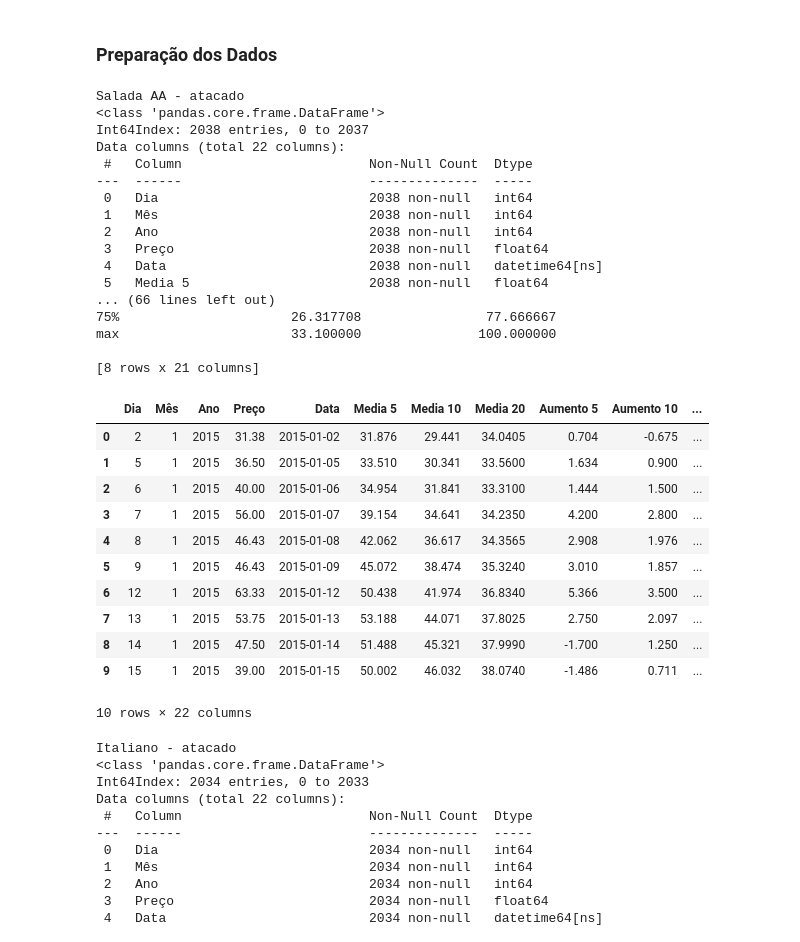
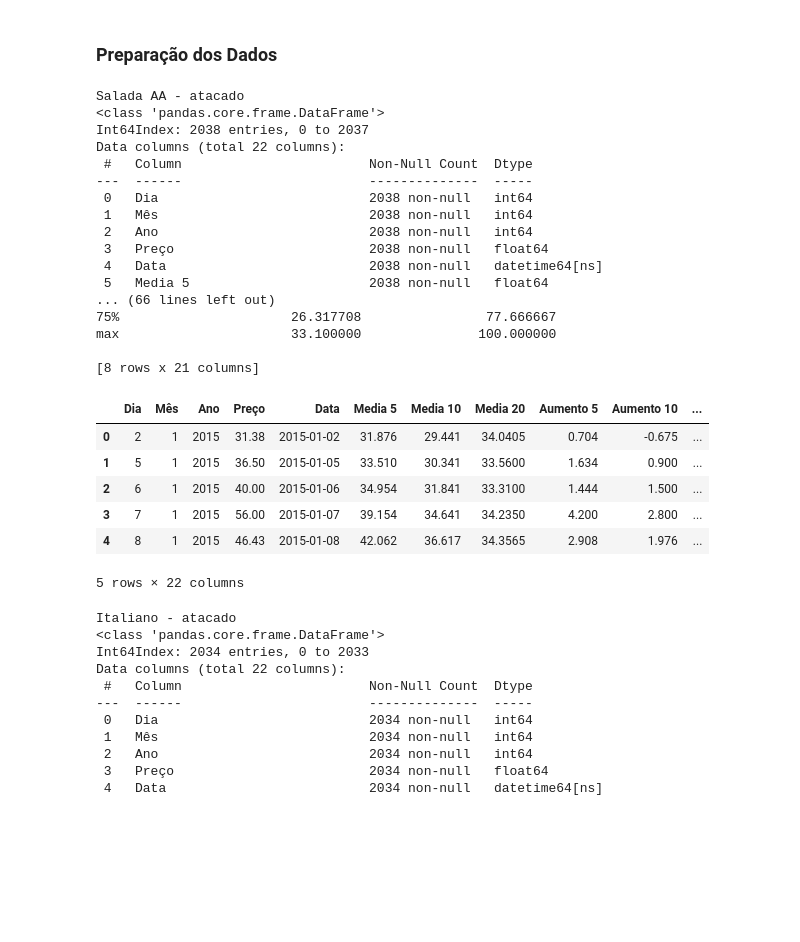
Before and after one commit to Arilson-X/C318-tomato-price-forecast, a Jupyter notebook: Apresentação_C318.ipynb, the cells around one changed output. Drawn from its saved outputs; the diff is of its cells as text; code cells hidden in the pictures; blank space fills up the shorter version.

```diff
--- a/Apresentação_C318.ipynb
+++ b/Apresentação_C318.ipynb
@@ -388,38 +394,33 @@ df_sp_italiano = format_df(df_sp_italiano)
 # %%
 print("Salada AA - atacado")
 print(df_sp_salada_AA.info())
 print(df_sp_salada_AA.describe())
-display(df_sp_salada_AA.head(10))
+display(df_sp_salada_AA.head(5))
 # %% [output]
 Salada AA - atacado
 <class 'pandas.core.frame.DataFrame'>
 Int64Index: 2038 entries, 0 to 2037
 Data columns (total 22 columns):
  #   Column                        Non-Null Count  Dtype
 ---  ------                        --------------  -----
  0   Dia                           2038 non-null   int64
  1   Mês                           2038 non-null   int64
  2   Ano                           2038 non-null   int64
  3   Preço                         2038 non-null   float64
  4   Data                          2038 non-null   datetime64[ns]
  5   Media 5                       2038 non-null   float64
 ... (66 lines left out)
 75%                      26.317708                77.666667
 max                      33.100000               100.000000
 
 [8 rows x 21 columns]
 |  | Dia | Mês | Ano | Preço | Data | Media 5 | Media 10 | Media 20 | Aumento 5 | Aumento 10 | ... |
 | 0 | 2 | 1 | 2015 | 31.38 | 2015-01-02 | 31.876 | 29.441 | 34.0405 | 0.704 | -0.675 | ... |
 | 1 | 5 | 1 | 2015 | 36.50 | 2015-01-05 | 33.510 | 30.341 | 33.5600 | 1.634 | 0.900 | ... |
 | 2 | 6 | 1 | 2015 | 40.00 | 2015-01-06 | 34.954 | 31.841 | 33.3100 | 1.444 | 1.500 | ... |
 | 3 | 7 | 1 | 2015 | 56.00 | 2015-01-07 | 39.154 | 34.641 | 34.2350 | 4.200 | 2.800 | ... |
 | 4 | 8 | 1 | 2015 | 46.43 | 2015-01-08 | 42.062 | 36.617 | 34.3565 | 2.908 | 1.976 | ... |
-| 5 | 9 | 1 | 2015 | 46.43 | 2015-01-09 | 45.072 | 38.474 | 35.3240 | 3.010 | 1.857 | ... |
-| 6 | 12 | 1 | 2015 | 63.33 | 2015-01-12 | 50.438 | 41.974 | 36.8340 | 5.366 | 3.500 | ... |
-| 7 | 13 | 1 | 2015 | 53.75 | 2015-01-13 | 53.188 | 44.071 | 37.8025 | 2.750 | 2.097 | ... |
-| 8 | 14 | 1 | 2015 | 47.50 | 2015-01-14 | 51.488 | 45.321 | 37.9990 | -1.700 | 1.250 | ... |
-| 9 | 15 | 1 | 2015 | 39.00 | 2015-01-15 | 50.002 | 46.032 | 38.0740 | -1.486 | 0.711 | ... |
-10 rows × 22 columns
+5 rows × 22 columns
 # %%
 print("Italiano - atacado")
 print(df_sp_italiano.info())
```
Also changed, not shown: parts of 8 cells of this notebook.
